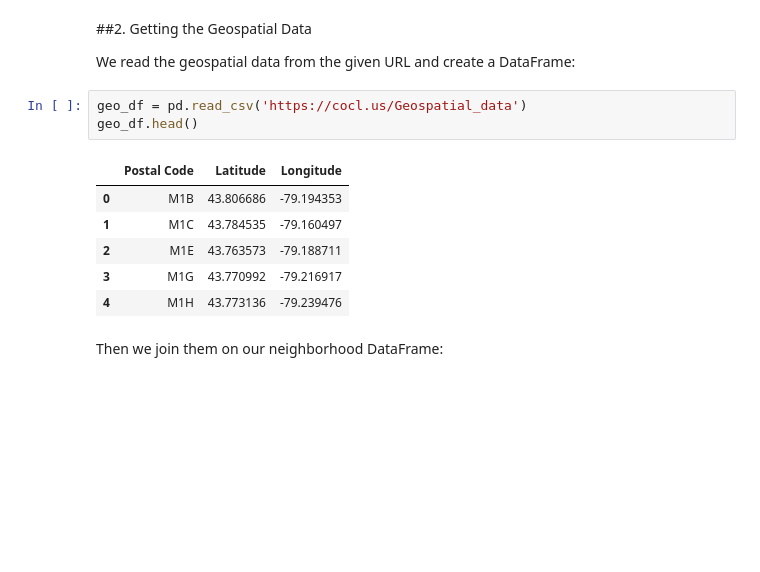
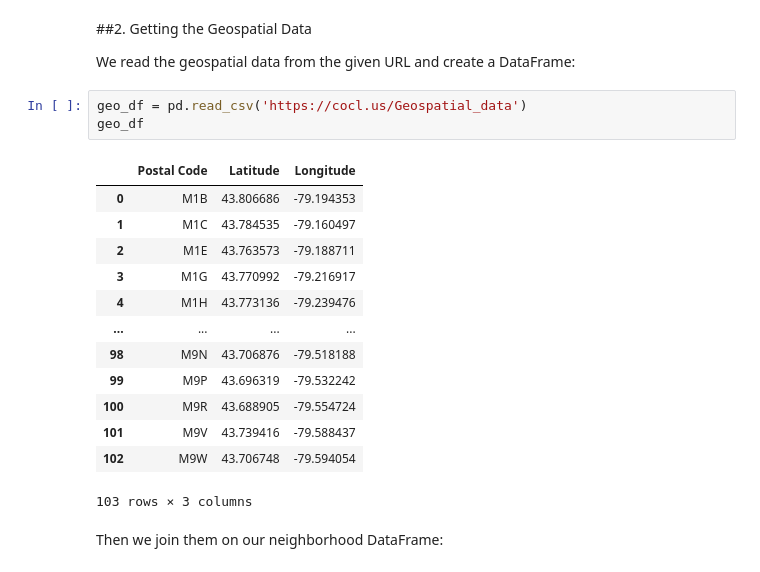
Before and after one commit to oleksandr-kushnir/Coursera_Capstone, a Jupyter notebook: Assignment_Segmenting_and_Clustering_Neighborhoods_in_Toronto.ipynb, the cells around one changed output. Drawn from its saved outputs; the diff is of its cells as text; blank space fills up the shorter version.

```diff
--- a/Assignment_Segmenting_and_Clustering_Neighborhoods_in_Toronto.ipynb
+++ b/Assignment_Segmenting_and_Clustering_Neighborhoods_in_Toronto.ipynb
@@ -65,14 +58,21 @@ Number of rows in the dataset: 103
 We read the geospatial data from the given URL and create a DataFrame:
 # %%
 geo_df = pd.read_csv('https://cocl.us/Geospatial_data')
-geo_df.head()
+geo_df
 # %% [output]
 |  | Postal Code | Latitude | Longitude |
 | 0 | M1B | 43.806686 | -79.194353 |
 | 1 | M1C | 43.784535 | -79.160497 |
 | 2 | M1E | 43.763573 | -79.188711 |
 | 3 | M1G | 43.770992 | -79.216917 |
 | 4 | M1H | 43.773136 | -79.239476 |
+| ... | ... | ... | ... |
+| 98 | M9N | 43.706876 | -79.518188 |
+| 99 | M9P | 43.696319 | -79.532242 |
+| 100 | M9R | 43.688905 | -79.554724 |
+| 101 | M9V | 43.739416 | -79.588437 |
+| 102 | M9W | 43.706748 | -79.594054 |
+103 rows × 3 columns
 # %% [markdown]
 Then we join them on our neighborhood DataFrame:
 # %%
```
Also changed, not shown: parts of 18 cells of this notebook.
